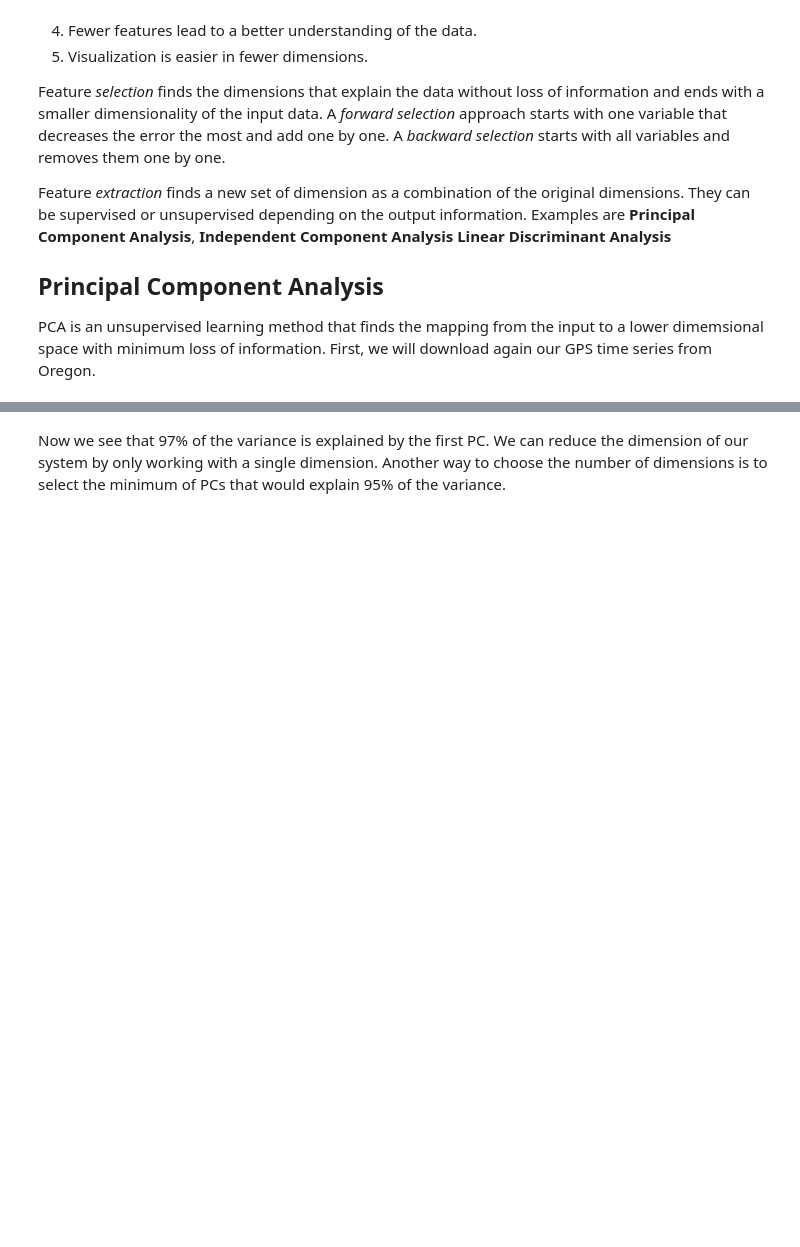
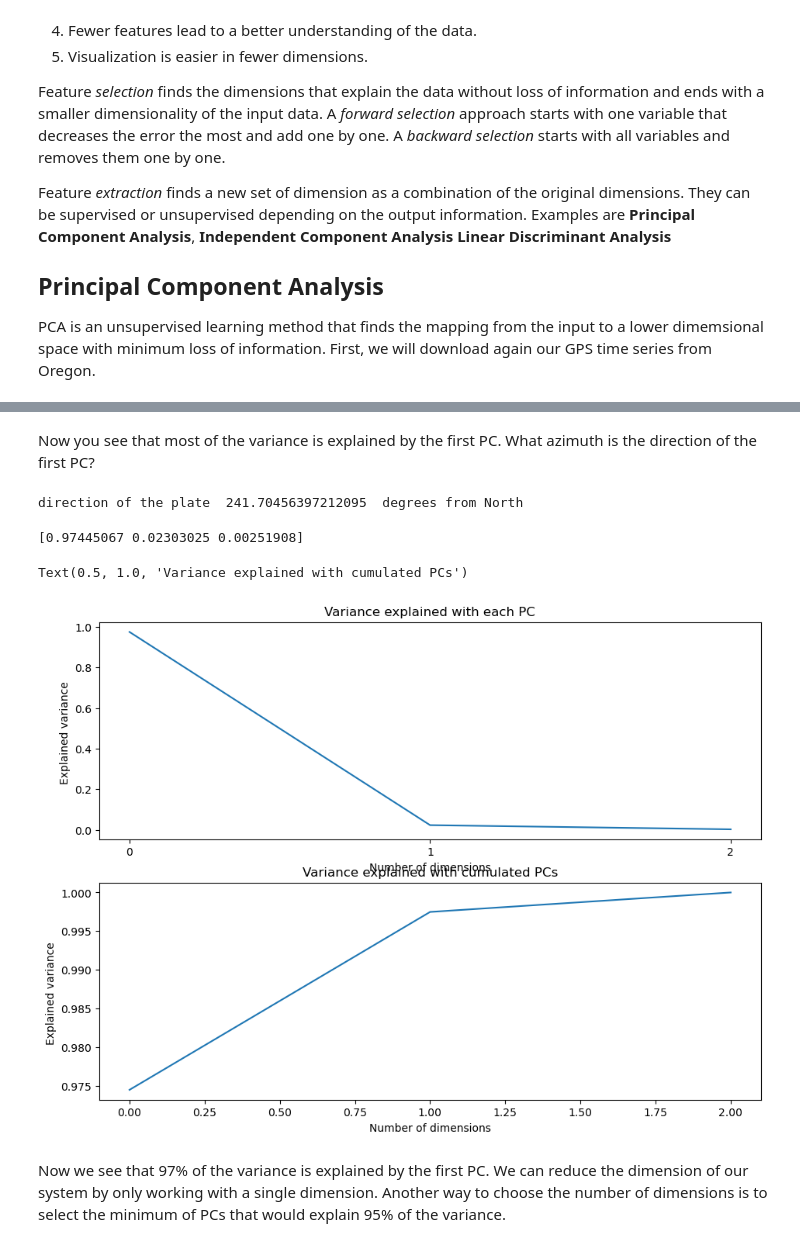
Before and after one commit to zomungGITHUB/MLGeo-2023, a Jupyter notebook: tutorials/2.9_pca.ipynb, the cells around one changed output, grey strips where cells are left out. Saved outputs shown, nothing was run; the diff lists cells and outputs as text; code cells hidden in the pictures; blank space fills up the shorter version.

```diff
--- a/tutorials/2.9_pca.ipynb
+++ b/tutorials/2.9_pca.ipynb
@@ -86,4 +195,4 @@ In *PCA*, the input data is centered but not scaled for each feature before appl
 # %%
-from sklearn.decomposition import PCA
-pca=PCA(n_components=3).fit(X)# retain all 3 components
+from sklearn.decomposition import PCA # this is the SKLEAN model
+pca=PCA(n_components=3).fit(X.transpose())# retain all 3 components
 print(pca)
@@ -111,15 +213,29 @@ plt.axis('equal');
+# %% [markdown]
+Now you see that most of the variance is explained by the first PC. What azimuth is the direction of the first PC?
+# %%
+
+import math
+azimuth=math.degrees(math.atan2(pca.components_[0][0],pca.components_[0][1]))
+if azimuth <0:azimuth+=360
+print("direction of the plate ",azimuth," degrees from North")
+# %% [output]
+direction of the plate  241.70456397212095  degrees from North
 # %%
 # The 3 PCs' explained variance ratio: how much of the variance is explained by each component
 print(pca.explained_variance_ratio_)
 fig,ax=plt.subplots(2,1,figsize=(11,8))
-ax[0].plot(pca.explained_variance_ratio_)
+ax[0].plot(pca.explained_variance_ratio_);ax[0].set_xticks(range(0,3))
 ax[0].set_xlabel('Number of dimensions')
 ax[0].set_ylabel('Explained variance ')
 ax[0].set_title('Variance explained with each PC')
 ax[1].plot(np.cumsum(pca.explained_variance_ratio_))
 ax[1].set_xlabel('Number of dimensions')
 ax[1].set_ylabel('Explained variance ')
 ax[1].set_title('Variance explained with cumulated PCs')
+# %% [output]
+[0.97445067 0.02303025 0.00251908]
+Text(0.5, 1.0, 'Variance explained with cumulated PCs')
+[figure, added]
 # %% [markdown]
 Now we see that 97% of the variance is explained by the first PC. We can reduce the dimension of our system by only working with a single dimension. Another way to choose the number of dimensions is to select the minimum of PCs that would explain 95% of the variance.
 # %%
```
Also changed, not shown: parts of 32 cells of this notebook, 6 other files.
